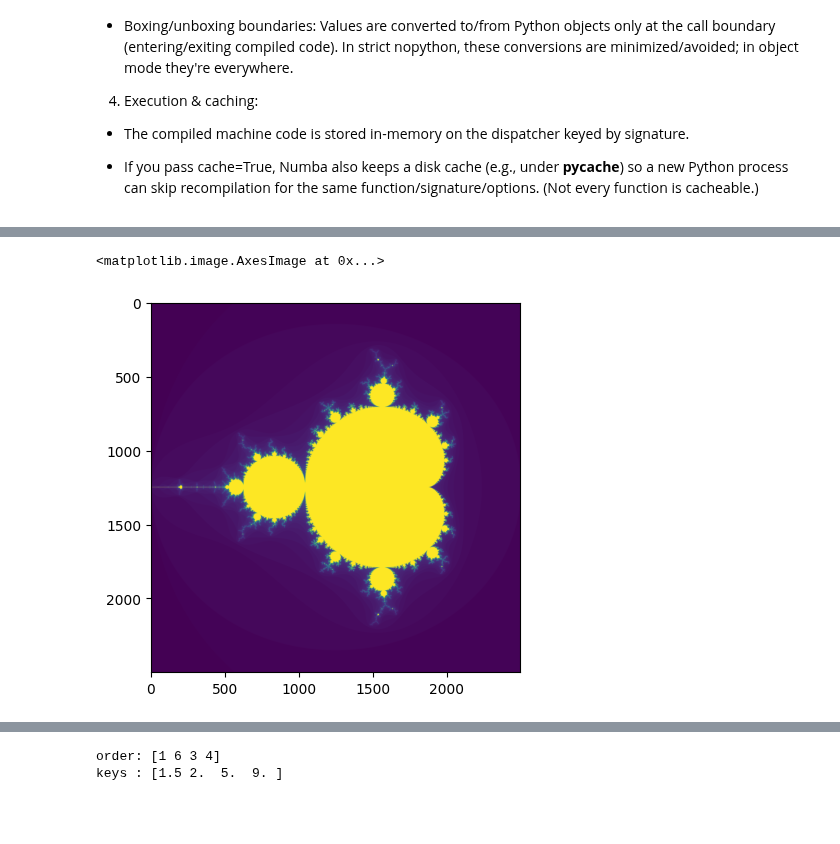
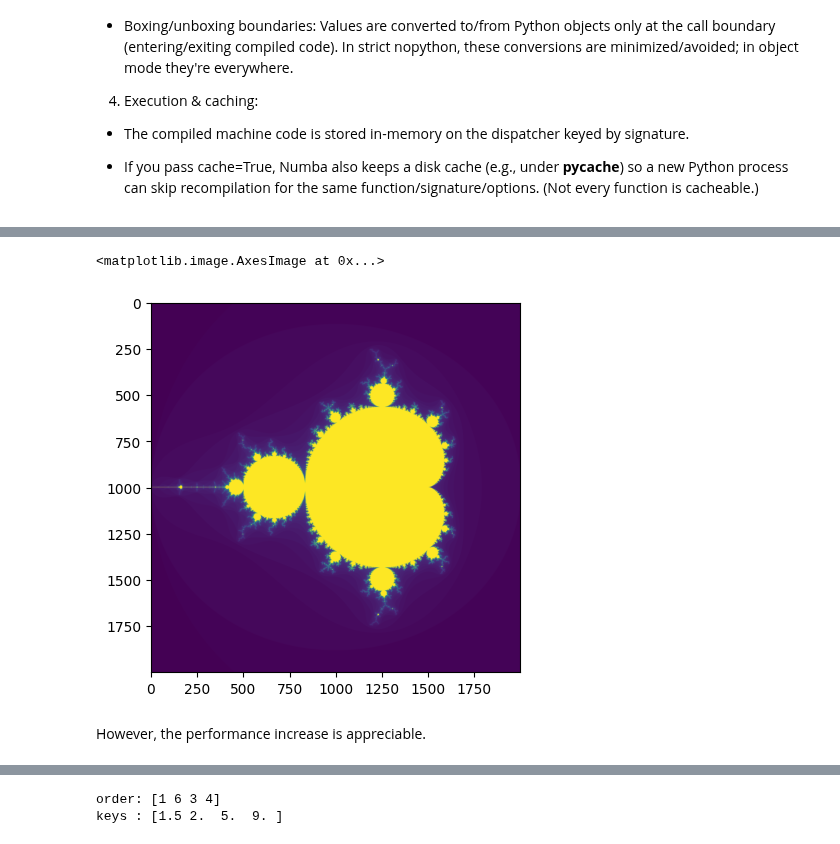
Before and after one commit to tedtop/CSCI-491-591-HPC, a Jupyter notebook: lecture2.ipynb, the cells around one changed output, grey strips where cells are left out. Drawn from its saved outputs; the diff is of its cells as text; code cells hidden in the pictures; blank space fills up the shorter version.

```diff
--- a/lecture2.ipynb
+++ b/lecture2.ipynb
@@ -303,11 +307,13 @@ def mandelbrot_numba(xmin, xmax, ymin, ymax, width, height, maxiter):
     return result
 # %%
 import matplotlib.pyplot as plt
-C = mandelbrot_numba(-2.0, 1.0, -1.5, 1.5, 2500, 2500, 100)
+C = mandelbrot_numba(-2.0, 1.0, -1.5, 1.5, 2000, 2000, 100)
 plt.imshow(C)
 # %% [output]
 <matplotlib.image.AxesImage at 0x...>
-[figure, old version]
+[figure, new version]
+# %% [markdown]
+However, the performance increase is appreciable.
 # %%
 import time, statistics as stats
 
```
Also changed, not shown: parts of 19 cells of this notebook.
